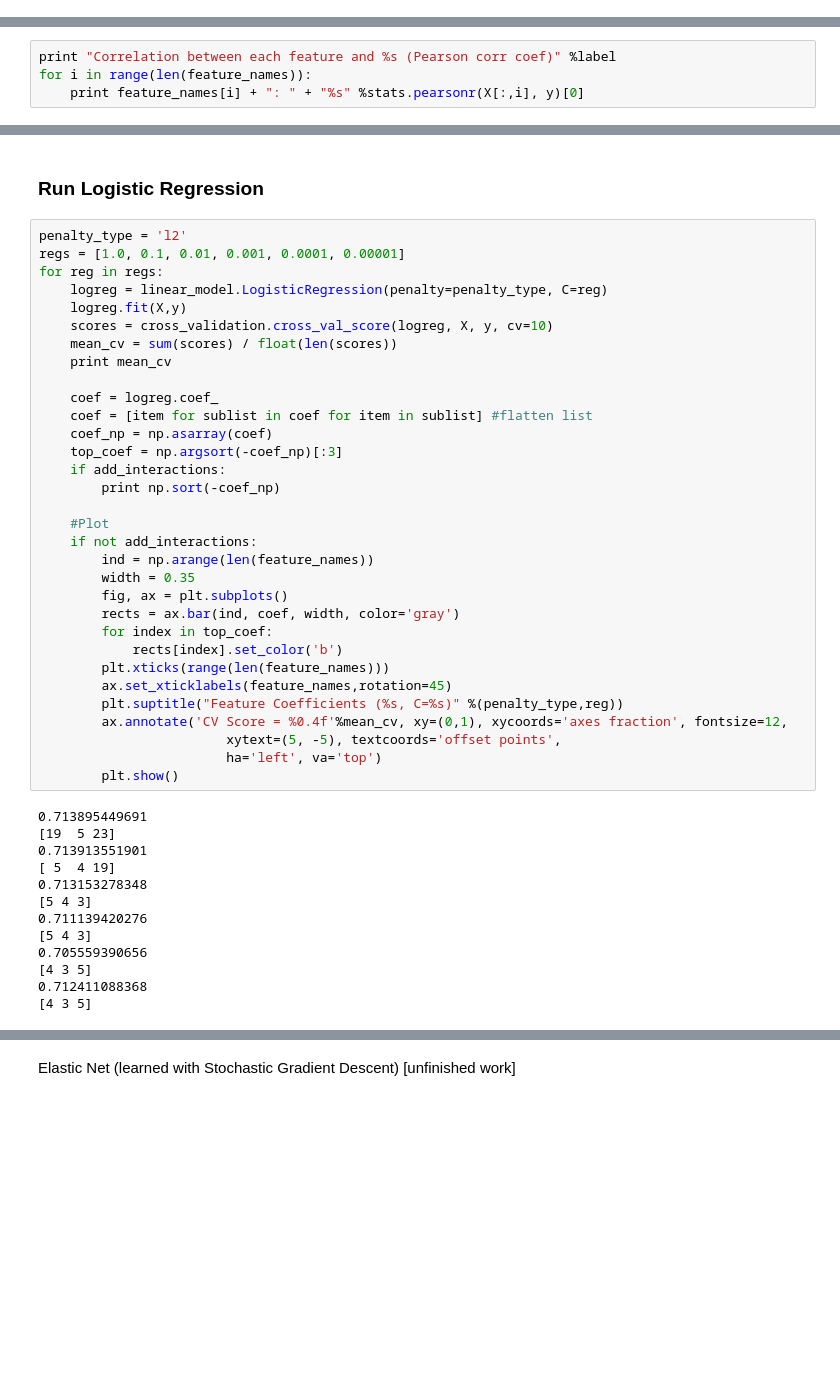
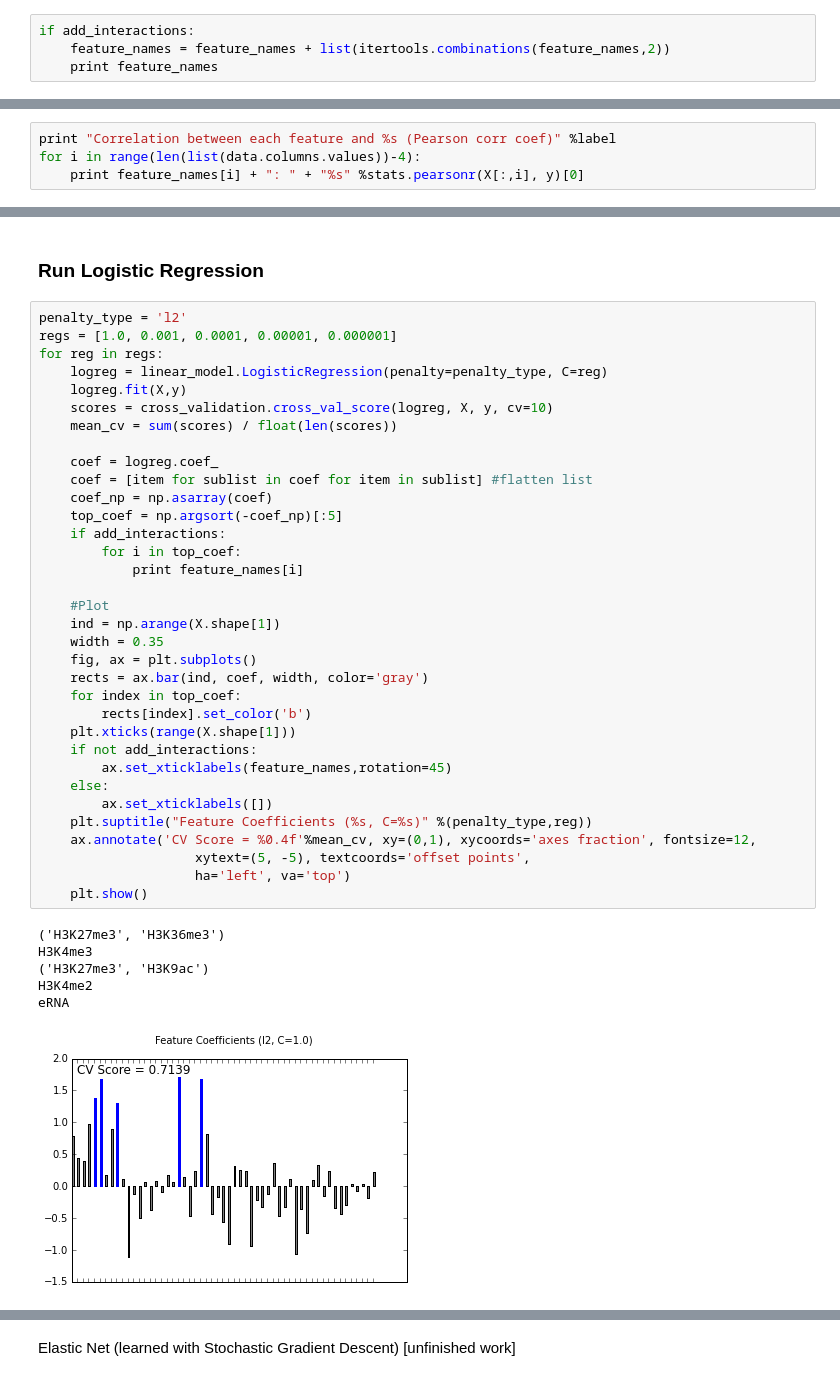
Before and after one commit to albertkuo/DIMACS, a Jupyter notebook: logit.ipynb, the cells around one changed output, grey strips where cells are left out. Drawn from its saved outputs; the diff is of its cells as text; blank space fills up the shorter version.

Commit message:
fix interactions plots

```diff
--- a/logit.ipynb
+++ b/logit.ipynb
@@ -78,0 +84,4 @@ print X
+# %%
+if add_interactions:
+    feature_names = feature_names + list(itertools.combinations(feature_names,2))
+    print feature_names
@@ -83,7 +94,7 @@ print y
 [1 1 1 ..., 0 0 0]
 # %%
 print "Correlation between each feature and %s (Pearson corr coef)" %label
-for i in range(len(feature_names)):
+for i in range(len(list(data.columns.values))-4):
     print feature_names[i] + ": " + "%s" %stats.pearsonr(X[:,i], y)[0]
 # %% [output]
 Correlation between each feature and p300 (Pearson corr coef)
@@ -101,46 +112,42 @@ tfbs: 0.0822085285811
 <h3>Run Logistic Regression</h3>
 # %%
 penalty_type = 'l2'
-regs = [1.0, 0.1, 0.01, 0.001, 0.0001, 0.00001]
+regs = [1.0, 0.001, 0.0001, 0.00001, 0.000001]
 for reg in regs:
     logreg = linear_model.LogisticRegression(penalty=penalty_type, C=reg)
     logreg.fit(X,y)
     scores = cross_validation.cross_val_score(logreg, X, y, cv=10)
     mean_cv = sum(scores) / float(len(scores))
-    print mean_cv
 
     coef = logreg.coef_
     coef = [item for sublist in coef for item in sublist] #flatten list
     coef_np = np.asarray(coef)
-    top_coef = np.argsort(-coef_np)[:3]
+    top_coef = np.argsort(-coef_np)[:5]
     if add_interactions:
-        print np.sort(-coef_np)
+        for i in top_coef:
+            print feature_names[i]
 
     #Plot
+    ind = np.arange(X.shape[1])
+    width = 0.35
+    fig, ax = plt.subplots()
+    rects = ax.bar(ind, coef, width, color='gray')
+    for index in top_coef:
+        rects[index].set_color('b')
+    plt.xticks(range(X.shape[1]))
     if not add_interactions:
-        ind = np.arange(len(feature_names))
-        width = 0.35
-        fig, ax = plt.subplots()
-        rects = ax.bar(ind, coef, width, color='gray')
-        for index in top_coef:
-            rects[index].set_color('b')
-        plt.xticks(range(len(feature_names)))
         ax.set_xticklabels(feature_names,rotation=45)
-        plt.suptitle("Feature Coefficients (%s, C=%s)" %(penalty_type,reg))
-        ax.annotate('CV Score = %0.4f'%mean_cv, xy=(0,1), xycoords='axes fraction', fontsize=12,
-                        xytext=(5, -5), textcoords='offset points',
-                        ha='left', va='top')
-        plt.show()
+    else:
+        ax.set_xticklabels([])
+    plt.suptitle("Feature Coefficients (%s, C=%s)" %(penalty_type,reg))
+    ax.annotate('CV Score = %0.4f'%mean_cv, xy=(0,1), xycoords='axes fraction', fontsize=12,
+                    xytext=(5, -5), textcoords='offset points',
+                    ha='left', va='top')
+    plt.show()
 # %% [output]
-0.713895449691
-[19  5 23]
-0.713913551901
-[ 5  4 19]
-0.713153278348
-[5 4 3]
-0.711139420276
-[5 4 3]
-0.705559390656
-[4 3 5]
-0.712411088368
-[4 3 5]
+('H3K27me3', 'H3K36me3')
+H3K4me3
+('H3K27me3', 'H3K9ac')
+H3K4me2
+eRNA
+[figure, added]
```
Also changed, not shown: parts of 6 cells of this notebook.
